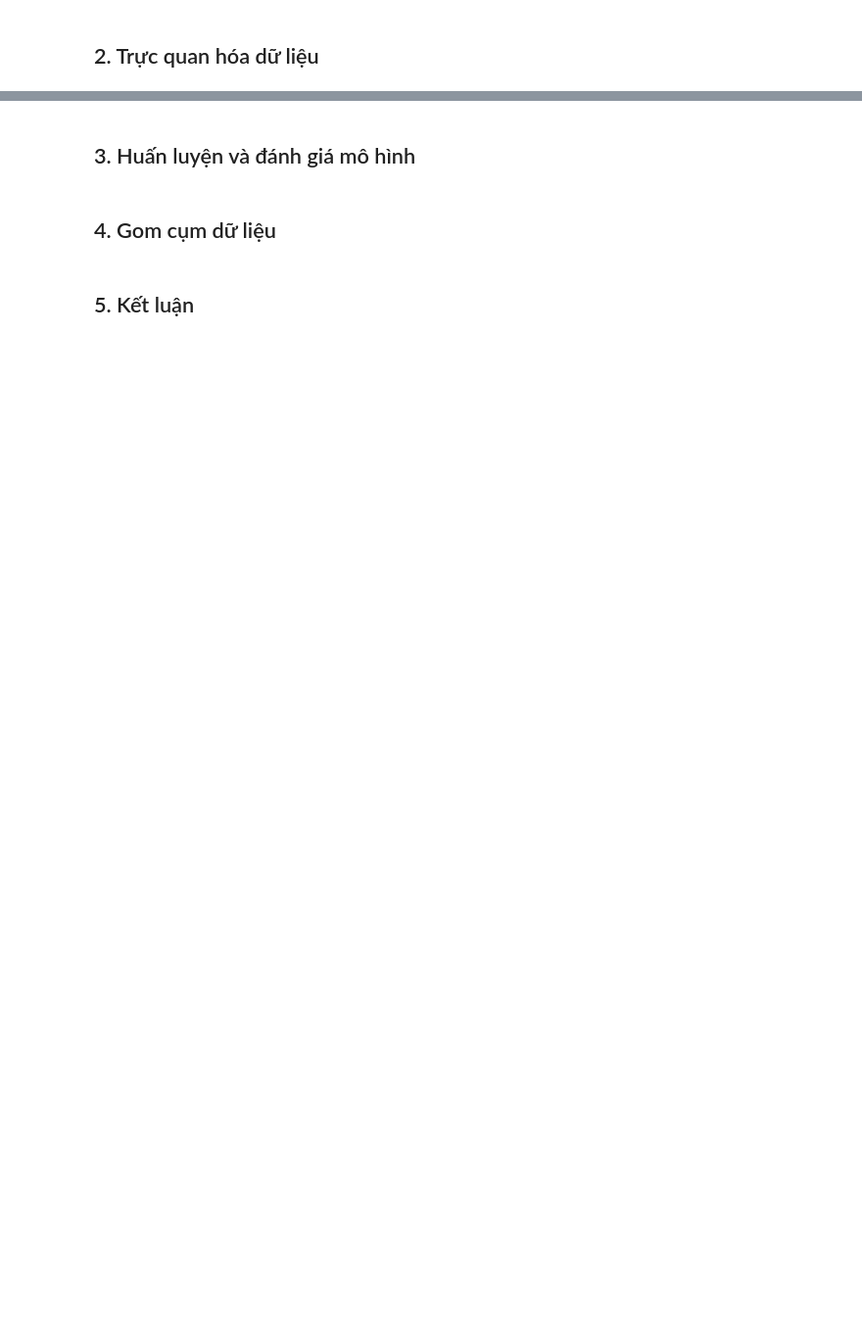
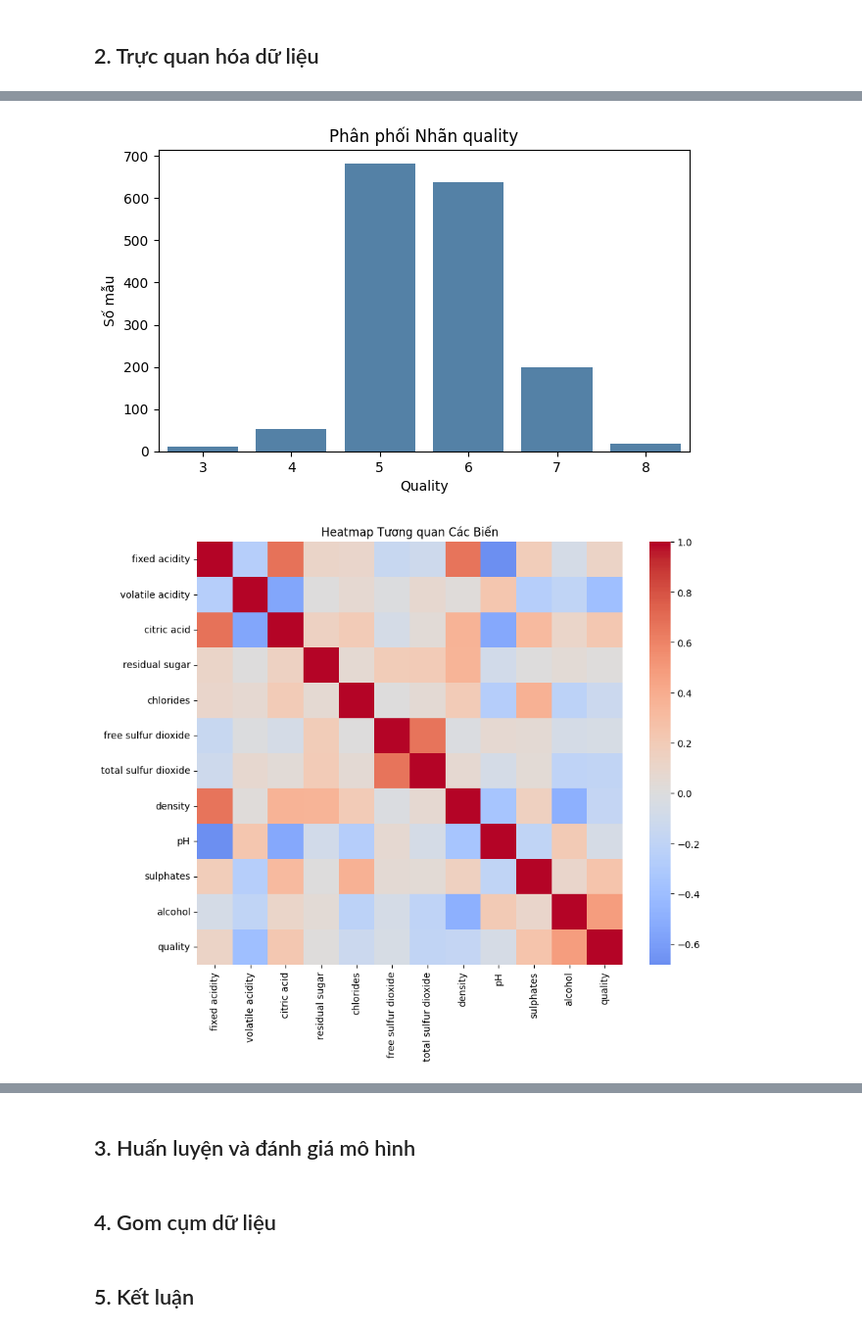
Before and after one commit to TuanN05/Winequality_DataMining, a Jupyter notebook: notebooks/winequality-red.ipynb, the cells around one changed output, grey strips where cells are left out. Shown at 98% size. Drawn from its saved outputs; the diff is of its cells as text; code cells hidden in the pictures; blank space fills up the shorter version.

```diff
--- a/notebooks/winequality-red.ipynb
+++ b/notebooks/winequality-red.ipynb
@@ -21,2 +111,41 @@ display(df.head())
 # %%
-# Code PCA và vẽ biểu đồ sẽ được viết ở đây
+import seaborn as sns
+import matplotlib.pyplot as plt
+from sklearn.preprocessing import StandardScaler
+from sklearn.decomposition import PCA
+
+# 1) Biểu đồ phân phối quality
+plt.figure(figsize=(7, 4))
+sns.countplot(data=df, x='quality', color='steelblue')
+plt.title('Phân phối Nhãn quality')
+plt.xlabel('Quality')
+plt.ylabel('Số mẫu')
+plt.show()
+
+# 2) Heatmap tương quan
+plt.figure(figsize=(10, 8))
+corr = df.corr(numeric_only=True)
+sns.heatmap(corr, cmap='coolwarm', center=0)
+plt.title('Heatmap Tương quan Các Biến')
+plt.show()
+
+# 3) PCA 2D scatter theo nhãn quality
+X = df.drop(columns=['quality'])
+y = df['quality']
+
+scaler = StandardScaler()
+X_scaled = scaler.fit_transform(X)
+
+pca = PCA(n_components=2, random_state=42)
+X_pca = pca.fit_transform(X_scaled)
+
+plt.figure(figsize=(8, 6))
+sc = plt.scatter(X_pca[:, 0], X_pca[:, 1], c=y, cmap='viridis', alpha=0.75)
+plt.xlabel('PC1')
+plt.ylabel('PC2')
+plt.title('PCA 2D - Wine Quality')
+plt.colorbar(sc, label='Quality')
+plt.show()
+# %% [output]
+[figure, added]
+[figure, added]
```
Also changed, not shown: parts of 7 cells of this notebook.
